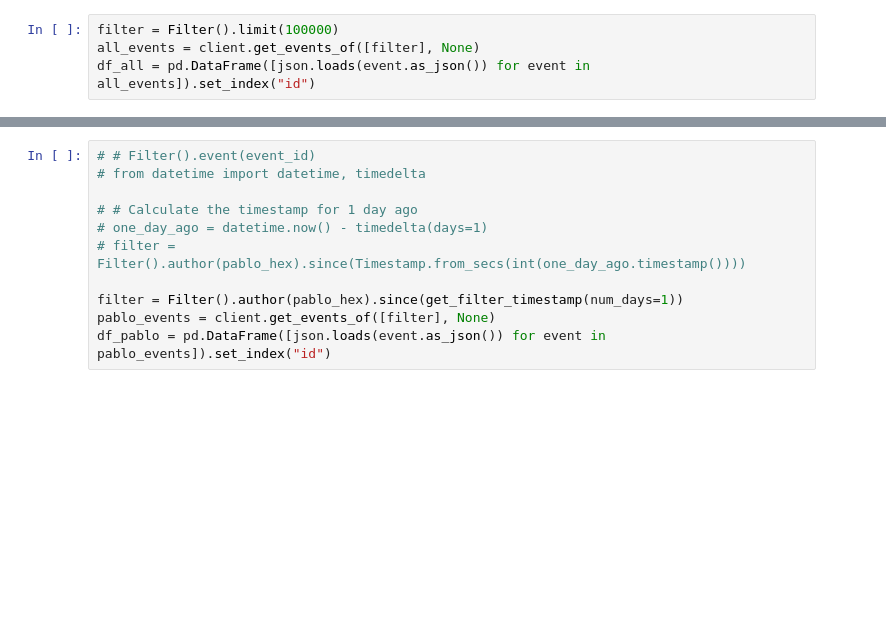
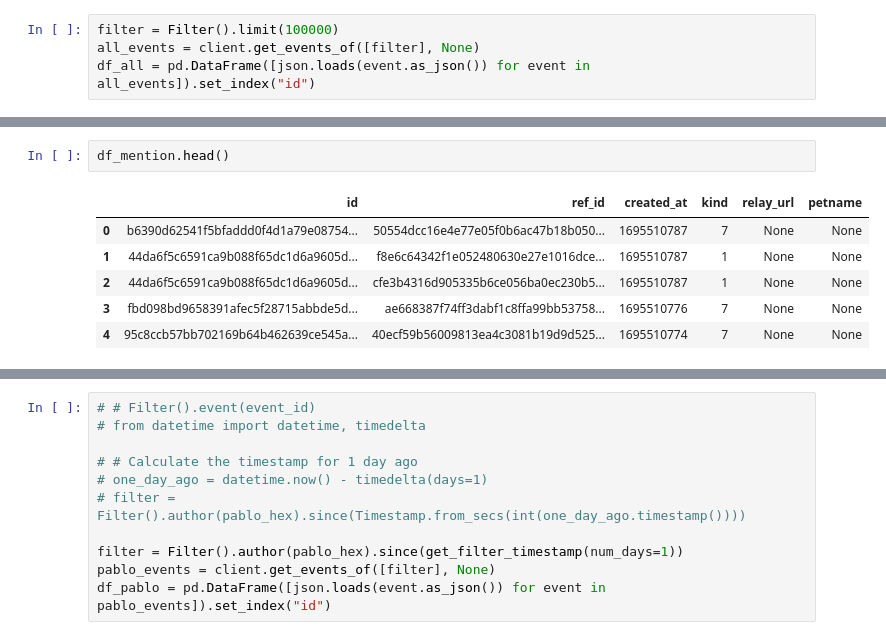
Before and after one commit to wilfredallyn/purplepy, a Jupyter notebook: query.ipynb, the cells around one changed output, grey strips where cells are left out. Cells and saved outputs as stored; diff of their text form; blank space fills up the shorter version.

```diff
--- a/query.ipynb
+++ b/query.ipynb
@@ -76,0 +140,9 @@ df_all = pd.DataFrame([json.loads(event.as_json()) for event in all_events]).set
+# %%
+df_mention.head()
+# %% [output]
+|  | id | ref_id | created_at | kind | relay_url | petname |
+| 0 | b6390d62541f5bfaddd0f4d1a79e08754... | 50554dcc16e4e77e05f0b6ac47b18b050... | 1695510787 | 7 | None | None |
+| 1 | 44da6f5c6591ca9b088f65dc1d6a9605d... | f8e6c64342f1e052480630e27e1016dce... | 1695510787 | 1 | None | None |
+| 2 | 44da6f5c6591ca9b088f65dc1d6a9605d... | cfe3b4316d905335b6ce056ba0ec230b5... | 1695510787 | 1 | None | None |
+| 3 | fbd098bd9658391afec5f28715abbde5d... | ae668387f74ff3dabf1c8ffa99bb53758... | 1695510776 | 7 | None | None |
+| 4 | 95c8ccb57bb702169b64b462639ce545a... | 40ecf59b56009813ea4c3081b19d9d525... | 1695510774 | 7 | None | None |
```
Also changed, not shown: parts of 27 cells of this notebook, 1 other file.
